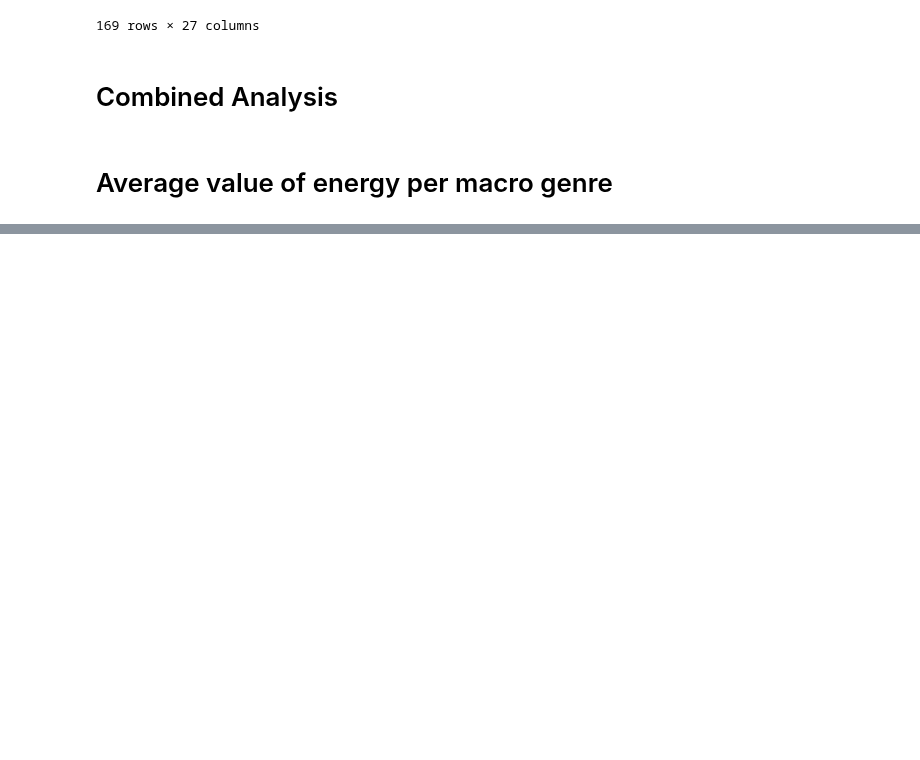
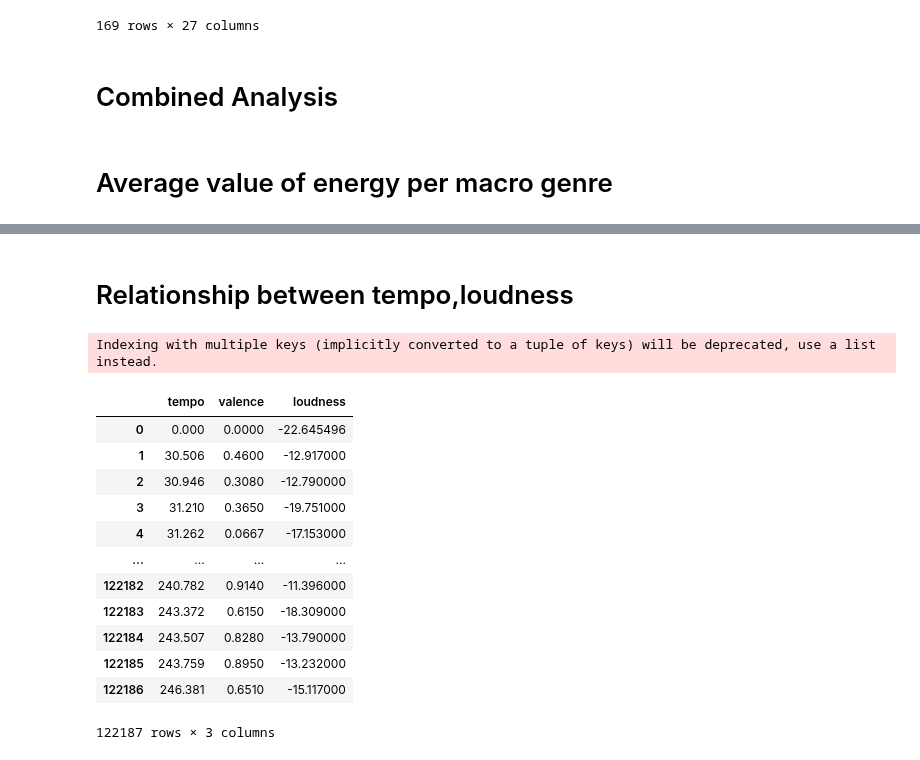
Before and after one commit to Finus01/spotifyDataset, a Jupyter notebook: CombinedAnalysis.ipynb, the cells around one changed output, grey strips where cells are left out. Saved outputs shown, nothing was run; the diff lists cells and outputs as text; code cells hidden in the pictures; blank space fills up the shorter version.

Commit message:
#loudness and gnere r# # Genere and valence relationship # release date valence for metal music # Relationship between tempo,loudness(partial)

```diff
--- a/CombinedAnalysis.ipynb
+++ b/CombinedAnalysis.ipynb
@@ -45,0 +74,9 @@ fig.show()
+# %%
+combinedDf["release_year"]=combinedDf["release_date"].apply(lambda e:e.split("-")[0])
+
+df=combinedDf.loc[combinedDf["artist_genre"]=="metal"].groupby("release_year",as_index=False)["valence"].median()
+fig=px.line(df,x="release_year",y="valence")
+fig.layout["xaxis"]["title"]="Year"
+fig.layout["yaxis"]["title"]="Valence"
+
+fig.show()
@@ -45,0 +85,19 @@ fig.show()
+# %% [markdown]
+# Relationship between tempo,loudness
+# %%
+df=combinedDf.groupby("tempo",as_index=False)["valence","loudness"].mean()
+# %% [output]
+Indexing with multiple keys (implicitly converted to a tuple of keys) will be deprecated, use a list instead.
+|  | tempo | valence | loudness |
+| 0 | 0.000 | 0.0000 | -22.645496 |
+| 1 | 30.506 | 0.4600 | -12.917000 |
+| 2 | 30.946 | 0.3080 | -12.790000 |
+| 3 | 31.210 | 0.3650 | -19.751000 |
+| 4 | 31.262 | 0.0667 | -17.153000 |
+| ... | ... | ... | ... |
+| 122182 | 240.782 | 0.9140 | -11.396000 |
+| 122183 | 243.372 | 0.6150 | -18.309000 |
+| 122184 | 243.507 | 0.8280 | -13.790000 |
+| 122185 | 243.759 | 0.8950 | -13.232000 |
+| 122186 | 246.381 | 0.6510 | -15.117000 |
+122187 rows × 3 columns
```
Also changed, not shown: parts of 7 cells of this notebook.
